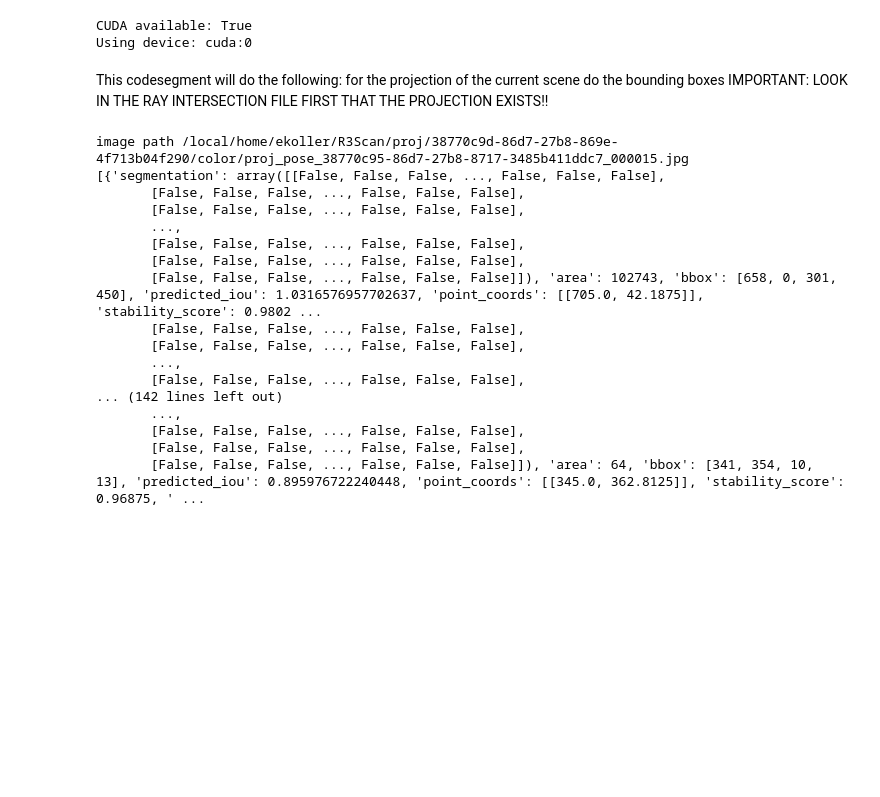
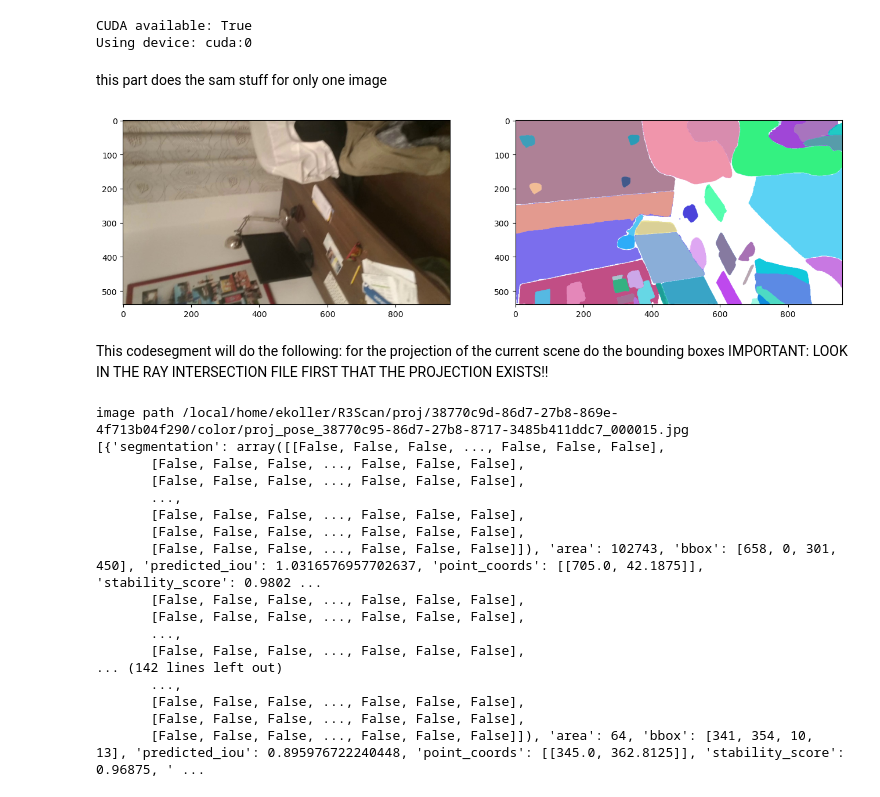
Before and after one commit to elikoller/OD3DU, a Jupyter notebook: preprocessing/sam/sam_toyexample_and_visualization.ipynb, the cells around one changed output. Cells and saved outputs as stored; diff of their text form; code cells hidden in the pictures; blank space fills up the shorter version.

```diff
--- a/sam/sam_toyexample_and_visualization.ipynb
+++ b/preprocessing/sam/sam_toyexample_and_visualization.ipynb
@@ -31,3 +31,5 @@ patch_width = 16
 # %% [output]
 CUDA available: True
 Using device: cuda:0
+# %% [markdown]
+this part does the sam stuff for only one image
@@ -34,3 +52,36 @@ Using device: cuda:0
+# %%
+#to make the mesh more accurate we provide a dense point grid
+def create_dense_uniform_grid(points_per_side):
+    """Generates a 2D grid of points evenly spaced in [0,1]x[0,1]."""
+    offset = 1 / (2 * points_per_side)
+    points_one_side = np.linspace(offset, 1 - offset, points_per_side)
+    points_x = np.tile(points_one_side[None, :], (points_per_side, 1))
+    points_y = np.tile(points_one_side[:, None], (1, points_per_side))
+    points = np.stack([points_x, points_y], axis=-1).reshape(-1, 2)
+    return points
+# %%
+sam = sam_model_registry[MODEL_TYPE](checkpoint=CHECKPOINT_PATH).to(device=DEVICE)
+
+
+IMAGE_PATH= osp.join(data_dir,"scenes",scan_id,"sequence","frame-"+str(frame_number)+".color.jpg")
+# Read the image from the path
+image= cv2.imread(IMAGE_PATH)
+# Convert to RGB format
+image_rgb = cv2.cvtColor(image, cv2.COLOR_BGR2RGB)
+grid = create_dense_uniform_grid(50)
+
+
+# Generate segmentation mask
+mask_generator = SamAutomaticMaskGenerator(model = sam,   points_per_side= None,  point_grids = [create_dense_uniform_grid(200)])
+
+output_mask = mask_generator.generate(image_rgb)
+#print(output_mask)
+
+_,axes = plt.subplots(1,2, figsize=(16,16))
+axes[0].imshow(image_rgb)
+show_output(output_mask, axes[1])
+# %% [output]
+[figure, added]
 # %% [markdown]
 This codesegment will do the following: for the projection of the current scene do the bounding boxes IMPORTANT: LOOK IN THE RAY INTERSECTION FILE FIRST THAT THE PROJECTION EXISTS!!
 # %%
```
Also changed, not shown: parts of 1 cell of this notebook, 9 other files.
